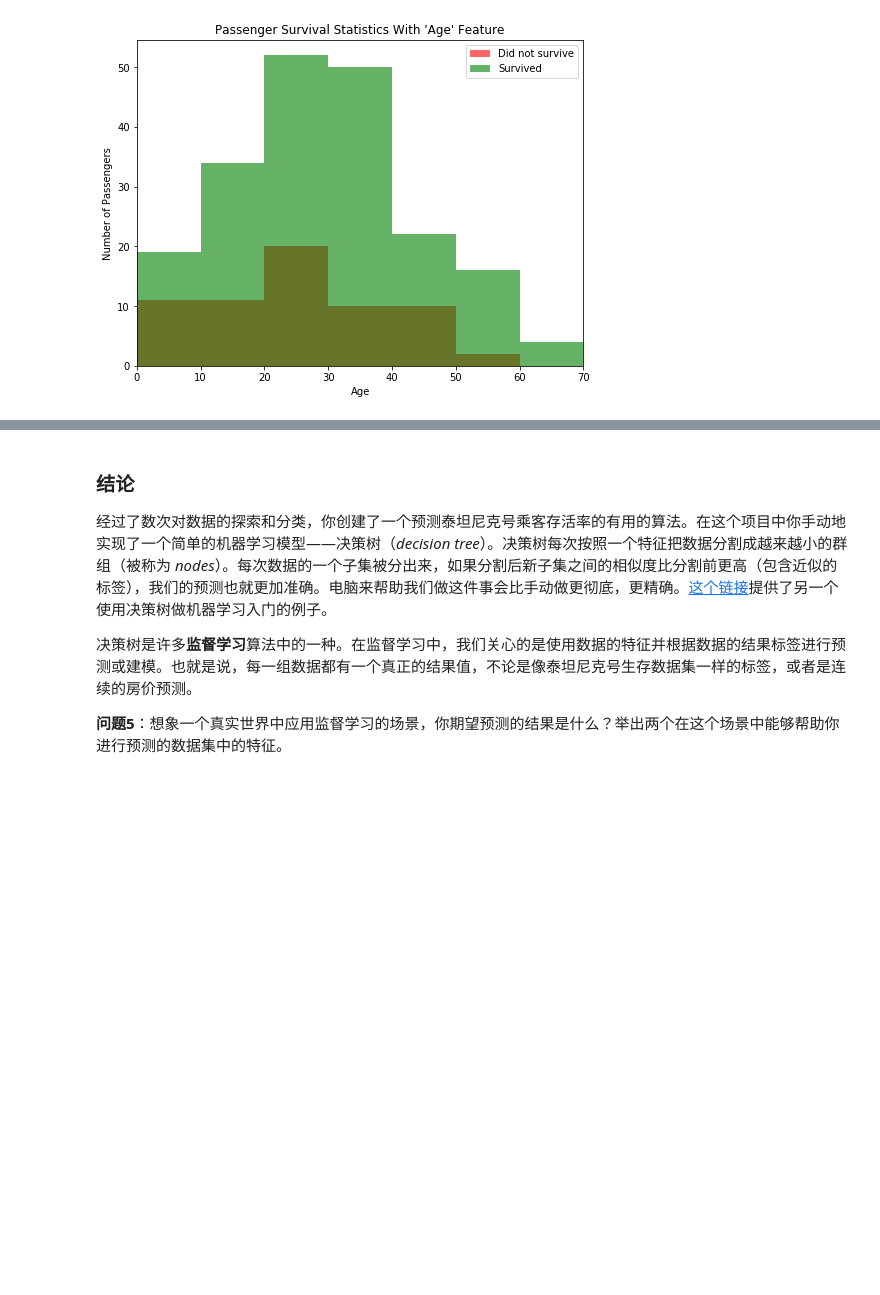
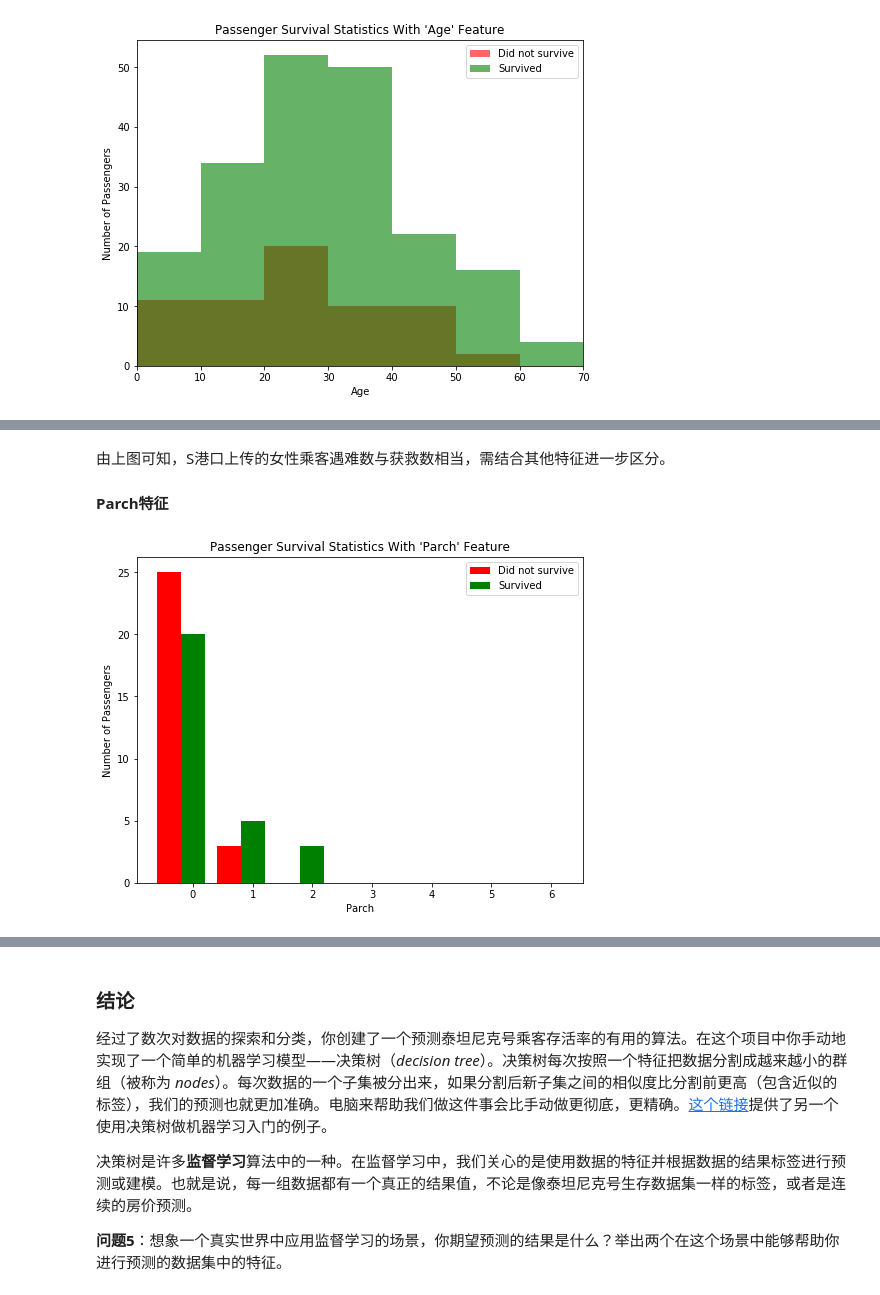
Before and after one commit to kython/Machine_Learning_Nanodegree, a Jupyter notebook: titanic_survival_exploration/titanic_survival_exploration.ipynb, the cells around one changed output, grey strips where cells are left out. Drawn from its saved outputs; the diff is of its cells as text; code cells hidden in the pictures; blank space fills up the shorter version.

```diff
--- a/titanic_survival_exploration/titanic_survival_exploration.ipynb
+++ b/titanic_survival_exploration/titanic_survival_exploration.ipynb
@@ -420,0 +446,8 @@ survival_stats(data, outcomes, 'Age', ["Sex == 'female'"])
+# %% [markdown]
+由上图可知，S港口上传的女性乘客遇难数与获救数相当，需结合其他特征进一步区分。
+
+#### Parch特征
+# %%
+survival_stats(data, outcomes, 'Parch', ["Sex == 'female'", "Pclass == 3", "Fare <= 20", "Embarked == 'S'"])
+# %% [output]
+[figure, added]
```
Also changed, not shown: parts of 13 cells of this notebook, 1 other file.
